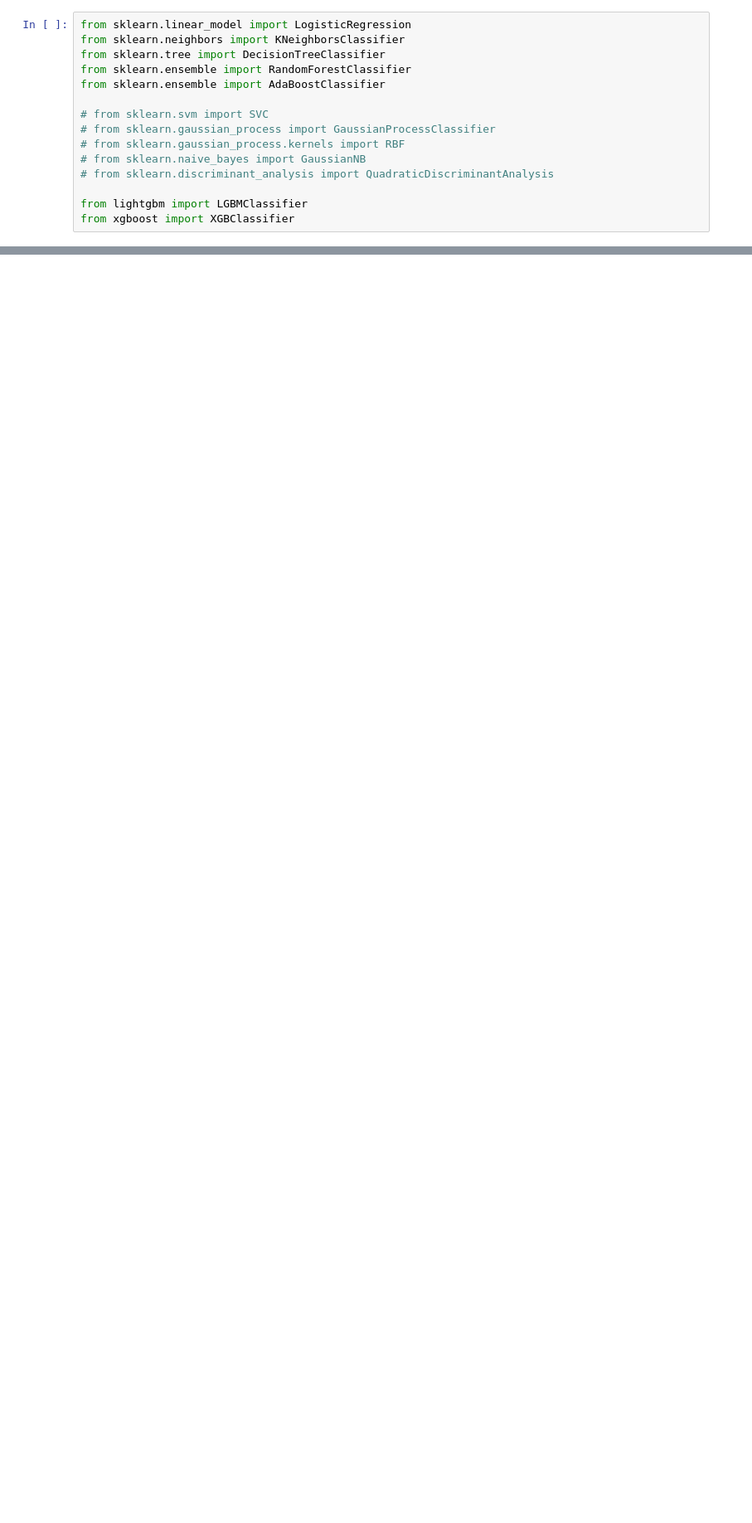
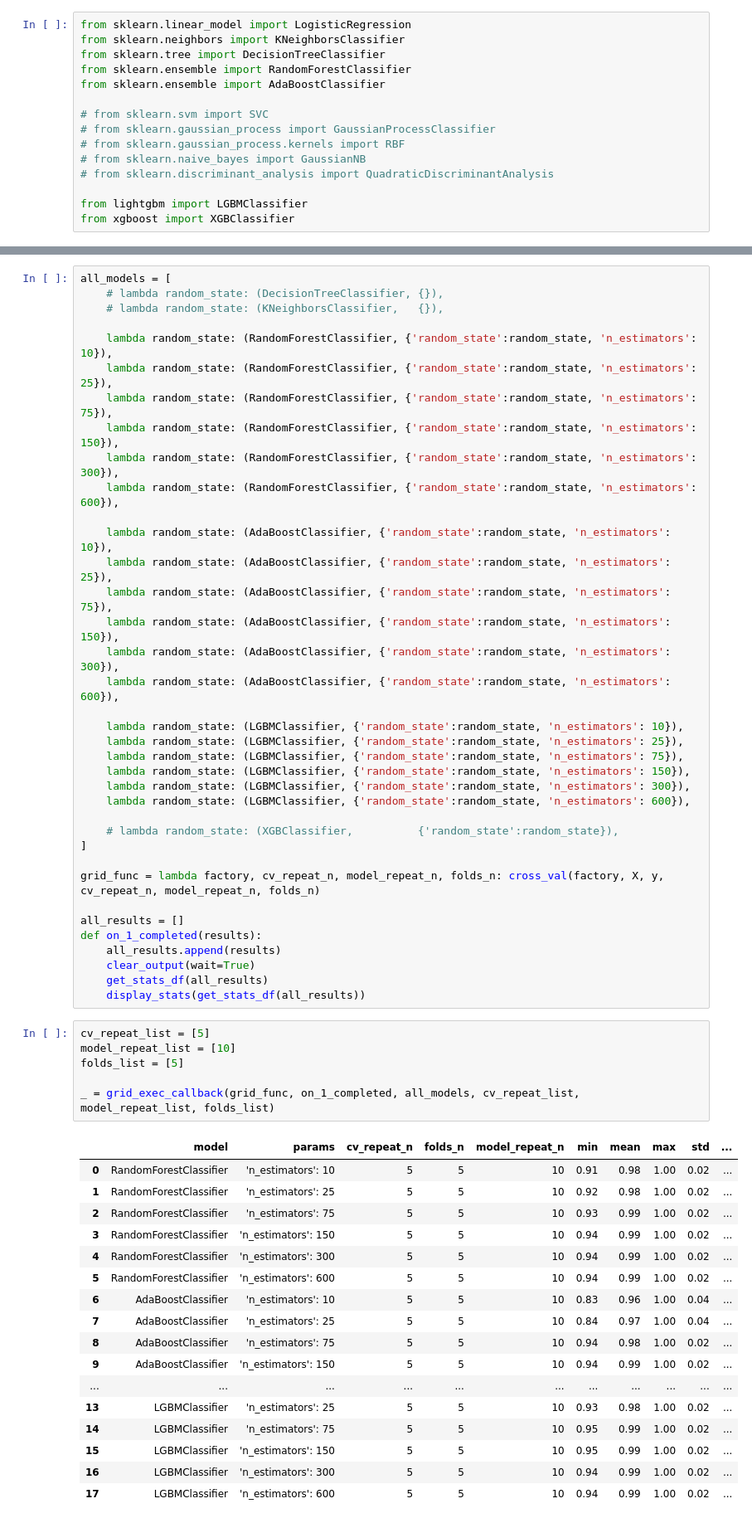
Before and after one commit to WaldemarWalo/DataScienceProjects, a Jupyter notebook: Bearing_Classification/40.models.ipynb, the cells around one changed output, grey strips where cells are left out. Shown at 83% size. Drawn from its saved outputs; the diff is of its cells as text; blank space fills up the shorter version.

```diff
--- a/Bearing_Classification/40.models.ipynb
+++ b/Bearing_Classification/40.models.ipynb
@@ -198 +154,62 @@ s['min'].max()
+# %%
+all_models = [
+    # lambda random_state: (DecisionTreeClassifier, {}),
+    # lambda random_state: (KNeighborsClassifier,   {}),
+
+    lambda random_state: (RandomForestClassifier, {'random_state':random_state, 'n_estimators': 10}),
+    lambda random_state: (RandomForestClassifier, {'random_state':random_state, 'n_estimators': 25}),
+    lambda random_state: (RandomForestClassifier, {'random_state':random_state, 'n_estimators': 75}),
+    lambda random_state: (RandomForestClassifier, {'random_state':random_state, 'n_estimators': 150}),
+    lambda random_state: (RandomForestClassifier, {'random_state':random_state, 'n_estimators': 300}),
+    lambda random_state: (RandomForestClassifier, {'random_state':random_state, 'n_estimators': 600}),
+
+    lambda random_state: (AdaBoostClassifier, {'random_state':random_state, 'n_estimators': 10}),
+    lambda random_state: (AdaBoostClassifier, {'random_state':random_state, 'n_estimators': 25}),
+    lambda random_state: (AdaBoostClassifier, {'random_state':random_state, 'n_estimators': 75}),
+    lambda random_state: (AdaBoostClassifier, {'random_state':random_state, 'n_estimators': 150}),
+    lambda random_state: (AdaBoostClassifier, {'random_state':random_state, 'n_estimators': 300}),
+    lambda random_state: (AdaBoostClassifier, {'random_state':random_state, 'n_estimators': 600}),
+
+    lambda random_state: (LGBMClassifier, {'random_state':random_state, 'n_estimators': 10}),
+    lambda random_state: (LGBMClassifier, {'random_state':random_state, 'n_estimators': 25}),
+    lambda random_state: (LGBMClassifier, {'random_state':random_state, 'n_estimators': 75}),
+    lambda random_state: (LGBMClassifier, {'random_state':random_state, 'n_estimators': 150}),
+    lambda random_state: (LGBMClassifier, {'random_state':random_state, 'n_estimators': 300}),
+    lambda random_state: (LGBMClassifier, {'random_state':random_state, 'n_estimators': 600}),
+
+    # lambda random_state: (XGBClassifier,          {'random_state':random_state}),
+]
+
+grid_func = lambda factory, cv_repeat_n, model_repeat_n, folds_n: cross_val(factory, X, y, cv_repeat_n, model_repeat_n, folds_n)
+
+all_results = []
+def on_1_completed(results):
+    all_results.append(results)
+    clear_output(wait=True)
+    get_stats_df(all_results)
+    display_stats(get_stats_df(all_results))
+# %%
+cv_repeat_list = [5]
+model_repeat_list = [10]
+folds_list = [5]
+
+_ = grid_exec_callback(grid_func, on_1_completed, all_models, cv_repeat_list, model_repeat_list, folds_list)
+# %% [output]
+|  | model | params | cv_repeat_n | folds_n | model_repeat_n | min | mean | max | std | ... |
+| 0 | RandomForestClassifier | 'n_estimators': 10 | 5 | 5 | 10 | 0.91 | 0.98 | 1.00 | 0.02 | ... |
+| 1 | RandomForestClassifier | 'n_estimators': 25 | 5 | 5 | 10 | 0.92 | 0.98 | 1.00 | 0.02 | ... |
+| 2 | RandomForestClassifier | 'n_estimators': 75 | 5 | 5 | 10 | 0.93 | 0.99 | 1.00 | 0.02 | ... |
+| 3 | RandomForestClassifier | 'n_estimators': 150 | 5 | 5 | 10 | 0.94 | 0.99 | 1.00 | 0.02 | ... |
+| 4 | RandomForestClassifier | 'n_estimators': 300 | 5 | 5 | 10 | 0.94 | 0.99 | 1.00 | 0.02 | ... |
+| 5 | RandomForestClassifier | 'n_estimators': 600 | 5 | 5 | 10 | 0.94 | 0.99 | 1.00 | 0.02 | ... |
+| 6 | AdaBoostClassifier | 'n_estimators': 10 | 5 | 5 | 10 | 0.83 | 0.96 | 1.00 | 0.04 | ... |
+| 7 | AdaBoostClassifier | 'n_estimators': 25 | 5 | 5 | 10 | 0.84 | 0.97 | 1.00 | 0.04 | ... |
+| 8 | AdaBoostClassifier | 'n_estimators': 75 | 5 | 5 | 10 | 0.94 | 0.98 | 1.00 | 0.02 | ... |
+| 9 | AdaBoostClassifier | 'n_estimators': 150 | 5 | 5 | 10 | 0.94 | 0.99 | 1.00 | 0.02 | ... |
+| ... | ... | ... | ... | ... | ... | ... | ... | ... | ... | ... |
+| 13 | LGBMClassifier | 'n_estimators': 25 | 5 | 5 | 10 | 0.93 | 0.98 | 1.00 | 0.02 | ... |
+| 14 | LGBMClassifier | 'n_estimators': 75 | 5 | 5 | 10 | 0.95 | 0.99 | 1.00 | 0.02 | ... |
+| 15 | LGBMClassifier | 'n_estimators': 150 | 5 | 5 | 10 | 0.95 | 0.99 | 1.00 | 0.02 | ... |
+| 16 | LGBMClassifier | 'n_estimators': 300 | 5 | 5 | 10 | 0.94 | 0.99 | 1.00 | 0.02 | ... |
+| 17 | LGBMClassifier | 'n_estimators': 600 | 5 | 5 | 10 | 0.94 | 0.99 | 1.00 | 0.02 | ... |
 # %%
```
Also changed, not shown: parts of 29 cells of this notebook, 3 other files.
